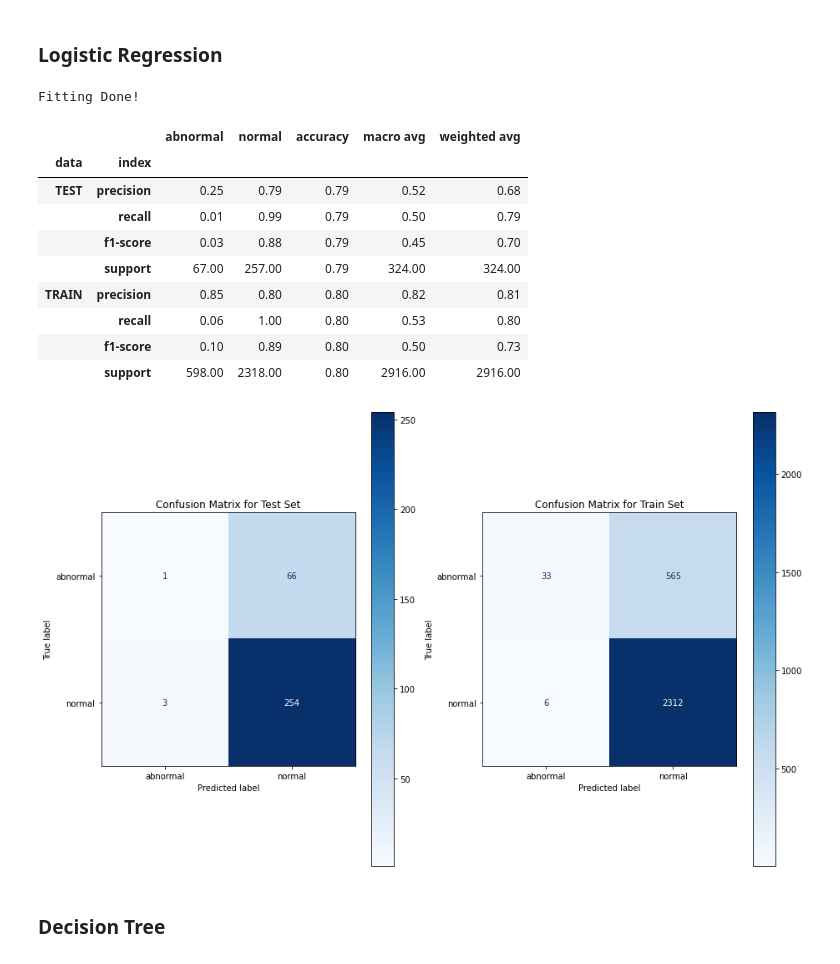
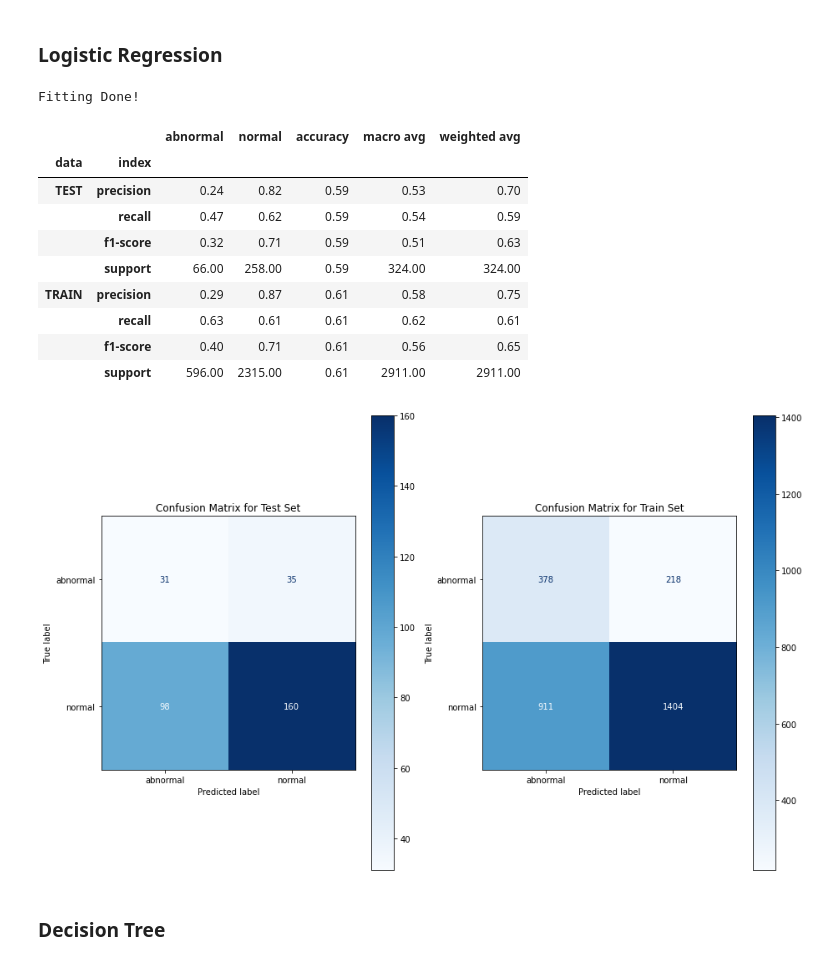
Before and after one commit to miladshiraniUCB/Heart-Sound-classification, a Jupyter notebook: EDA/EDA_1.ipynb, the cells around one changed output. Saved outputs shown, nothing was run; the diff lists cells and outputs as text; code cells hidden in the pictures.

```diff
--- a/EDA/EDA_1.ipynb
+++ b/EDA/EDA_1.ipynb
@@ -277,0 +278,24 @@ data["values"] = df_train["path"].apply(lambda x:
+# %%
+
+min_length = df_train["audio_length"].min()
+max_length = df_train["audio_length"].max()
+mean_length = df_train["audio_length"].mean()
+median_length = df_train["audio_length"].median()
+
+length_lr = 100000
+delta = 3000
+
+
+data_ML = df_train.copy()
+
+print(len(df_train))
+print(len(data_ML))
+data_ML["values"] = data_ML["path"].apply(lambda x:
+                                        load_wav_16k_mono(x)\
+                                          .numpy()[length_lr - delta:length_lr])
+print("Values Done")
+
+data_ML["len_values"] = data_ML["values"].apply(lambda x: len(x))
+index_drop = data_ML[data_ML["len_values"] < delta].index
+data_ML.drop(index = index_drop, axis = 0, inplace = True)
+print("Done")
@@ -278,21 +306,23 @@ data["values"] = df_train["path"].apply(lambda x:
 # %%
 df_lr = pd.DataFrame(columns = list(range(0, delta)),
-                     index = data.index)
+                     index = data_ML.index)
 print("DONE!")
 # %% [output]
 DONE!
 # %%
-for i in range(0,len(data)):
-    df_lr.iloc[i] = pd.DataFrame(data["values"].iloc[i]).transpose()
+for i in range(0,len(data_ML)):
+    df_lr.iloc[i] = pd.DataFrame(data_ML["values"].iloc[i]).transpose()
 
 
-df_lr["label"] = data["label"]
+df_lr["target"] = data_ML["target"]
 print("DONE!")
 # %% [output]
 DONE!
 # %%
-y = df_lr["label"]
-X = df_lr.drop("label", axis = 1)
+le = LabelEncoder()
+
+y = df_lr[["target"]]
+X = df_lr.drop(columns = ["target"], axis = 1)
 
 X_train, X_test, y_train, y_test = train_test_split(X, y,
                                                     test_size=0.1, random_state=42,
@@ -308,23 +338,23 @@ DONE!
 # %% [markdown]
 ### Logistic Regression
 # %%
-lr = LogisticRegression(solver='liblinear',random_state=42) #,class_weight="balanced")
+lr = LogisticRegression(solver='liblinear',random_state=42, class_weight="balanced")
 lr.fit(X_train, y_train)
 print("Fitting Done!")
-print_results(lr, X_train, y_train,X_test, y_test)
+print_results(lr, X_train, y_train, X_test, y_test)
 # %% [output]
 Fitting Done!
 |  |  | abnormal | normal | accuracy | macro avg | weighted avg |
 | data | index |  |  |  |  |  |
-| TEST | precision | 0.25 | 0.79 | 0.79 | 0.52 | 0.68 |
-|  | recall | 0.01 | 0.99 | 0.79 | 0.50 | 0.79 |
-|  | f1-score | 0.03 | 0.88 | 0.79 | 0.45 | 0.70 |
-|  | support | 67.00 | 257.00 | 0.79 | 324.00 | 324.00 |
-| TRAIN | precision | 0.85 | 0.80 | 0.80 | 0.82 | 0.81 |
-|  | recall | 0.06 | 1.00 | 0.80 | 0.53 | 0.80 |
-|  | f1-score | 0.10 | 0.89 | 0.80 | 0.50 | 0.73 |
-|  | support | 598.00 | 2318.00 | 0.80 | 2916.00 | 2916.00 |
+| TEST | precision | 0.24 | 0.82 | 0.59 | 0.53 | 0.70 |
+|  | recall | 0.47 | 0.62 | 0.59 | 0.54 | 0.59 |
+|  | f1-score | 0.32 | 0.71 | 0.59 | 0.51 | 0.63 |
+|  | support | 66.00 | 258.00 | 0.59 | 324.00 | 324.00 |
+| TRAIN | precision | 0.29 | 0.87 | 0.61 | 0.58 | 0.75 |
+|  | recall | 0.63 | 0.61 | 0.61 | 0.62 | 0.61 |
+|  | f1-score | 0.40 | 0.71 | 0.61 | 0.56 | 0.65 |
+|  | support | 596.00 | 2315.00 | 0.61 | 2911.00 | 2911.00 |
-[figure, old version]
+[figure, new version]
 # %% [markdown]
 ### Decision Tree
 # %%
```
Also changed, not shown: parts of 20 cells of this notebook, 2 other files.
